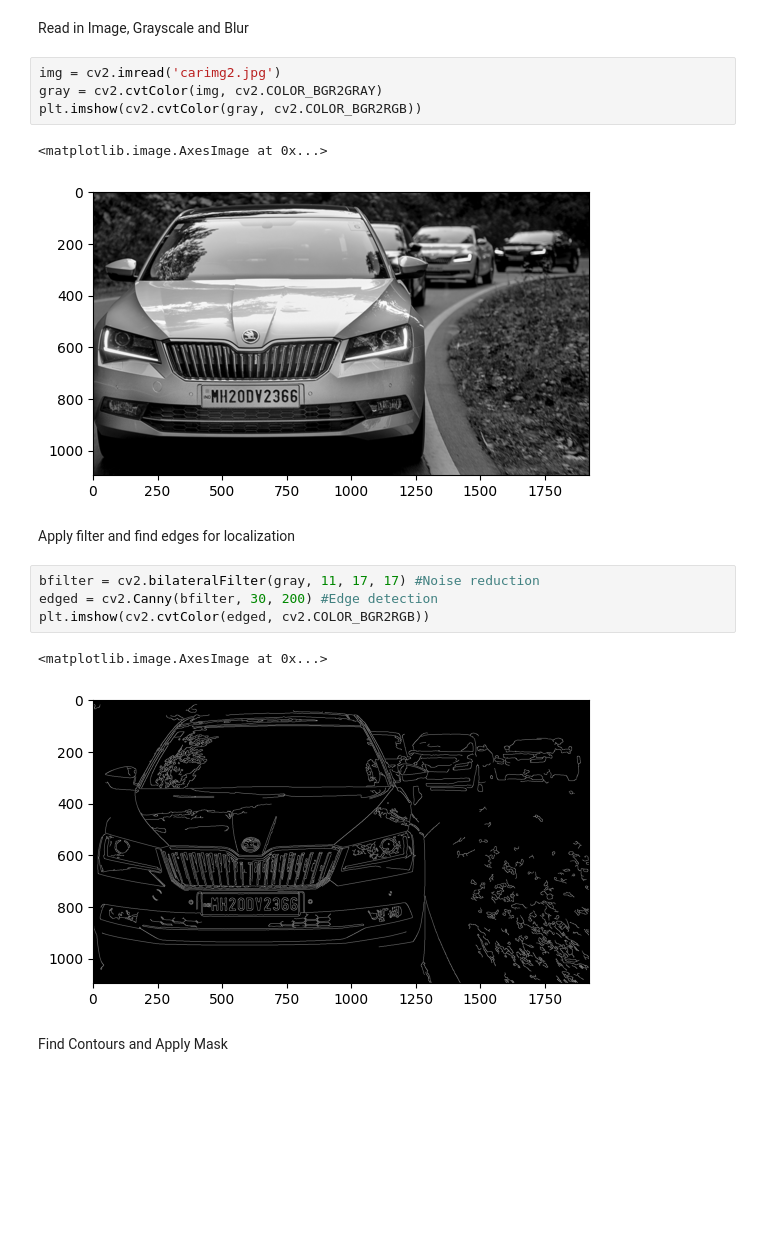
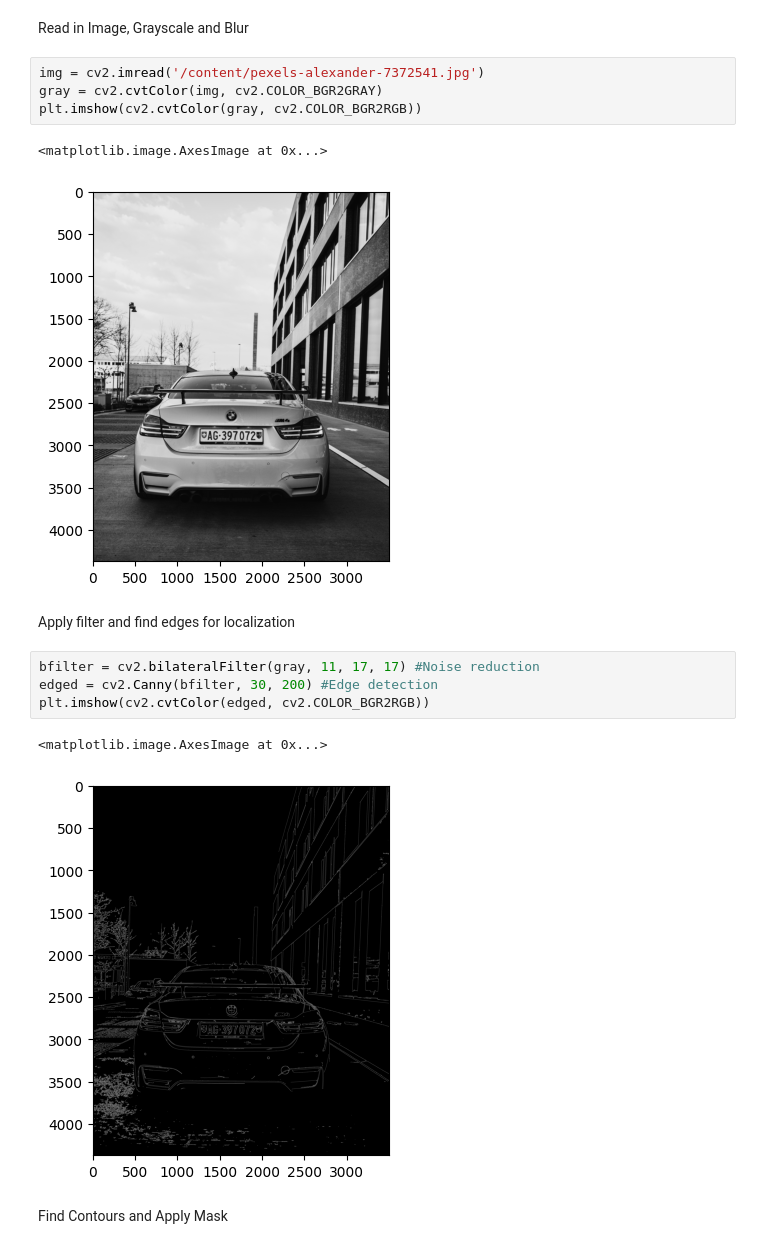
Before and after one commit to Megha2004/Data-Science, a Jupyter notebook: ANPR.ipynb, the cells around one changed output. Saved outputs shown, nothing was run; the diff lists cells and outputs as text; blank space fills up the shorter version.

```diff
--- a/ANPR.ipynb
+++ b/ANPR.ipynb
@@ -32,12 +32,12 @@ import easyocr
 # %% [markdown]
 Read in Image, Grayscale and Blur
 # %%
-img = cv2.imread('carimg2.jpg')
+img = cv2.imread('/content/pexels-alexander-7372541.jpg')
 gray = cv2.cvtColor(img, cv2.COLOR_BGR2GRAY)
 plt.imshow(cv2.cvtColor(gray, cv2.COLOR_BGR2RGB))
 # %% [output]
 <matplotlib.image.AxesImage at 0x...>
-[figure, old version]
+[figure, new version]
 # %% [markdown]
 Apply filter and find edges for localization
 # %%
@@ -46,7 +46,7 @@ edged = cv2.Canny(bfilter, 30, 200) #Edge detection
 plt.imshow(cv2.cvtColor(edged, cv2.COLOR_BGR2RGB))
 # %% [output]
 <matplotlib.image.AxesImage at 0x...>
-[figure, old version]
+[figure, new version]
 # %% [markdown]
 Find Contours and Apply Mask
 # %%
```
Also changed, not shown: parts of 9 cells of this notebook.
